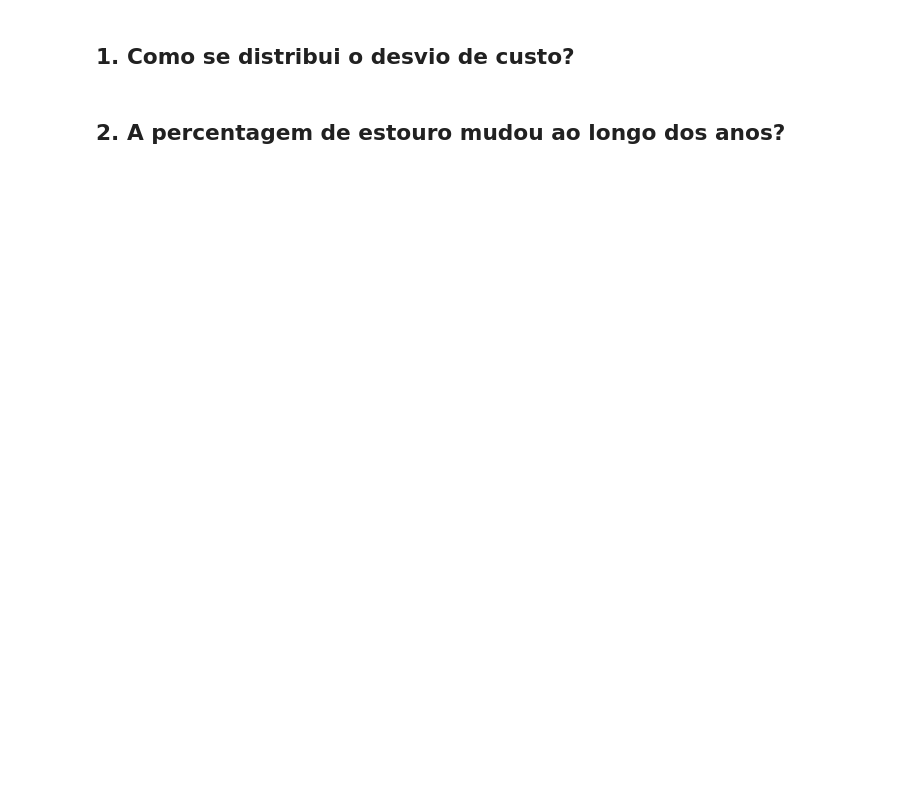
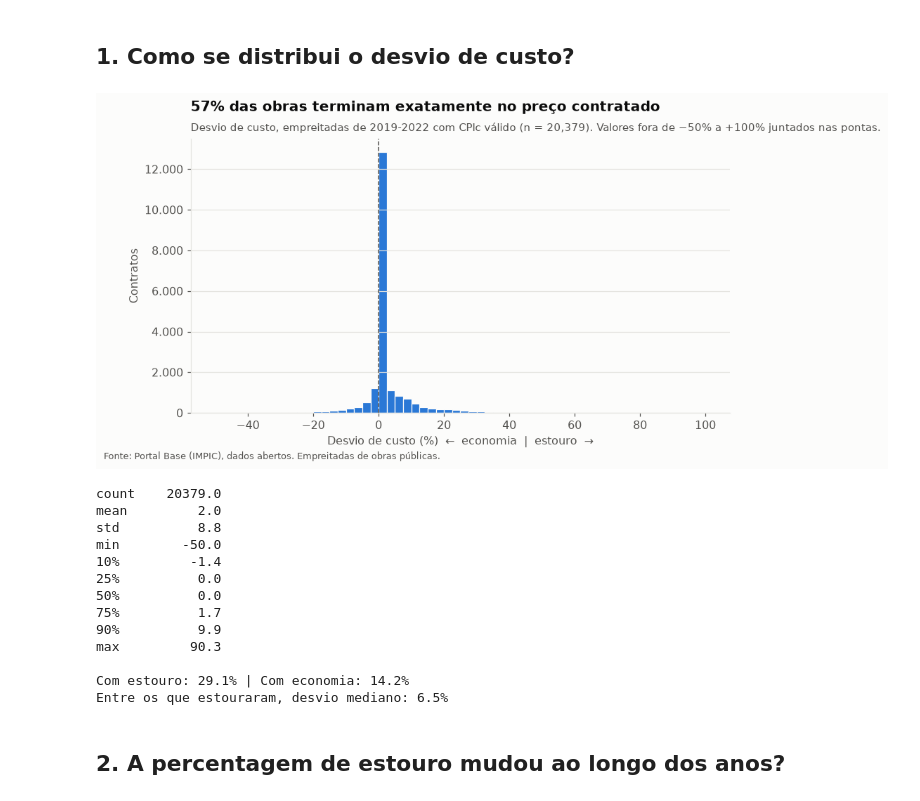
Before and after one commit to alicecosta-analytics/radar-obras-publicas, a Jupyter notebook: notebooks/04_descritiva.ipynb, the cells around one changed output. Saved outputs shown, nothing was run; the diff lists cells and outputs as text; code cells hidden in the pictures; blank space fills up the shorter version.

```diff
--- a/notebooks/04_descritiva.ipynb
+++ b/notebooks/04_descritiva.ipynb
@@ -75,26 +77,40 @@ def fonte(fig):
 # %%
 d = custo["desvio_custo_pct"]
 no_preco = (custo["CPIc"] == 1).mean()
 
 fig, ax = plt.subplots(figsize=(9, 4.6))
-bins = np.arange(-40, 62.5, 2.5)
-ax.hist(d.clip(-40, 60), bins=bins, color=COR["azul"], edgecolor=COR["fundo"], linewidth=0.8)
+bins = np.arange(-50, 102.5, 2.5)
+ax.hist(d.clip(-50, 100), bins=bins, color=COR["azul"], edgecolor=COR["fundo"], linewidth=0.8)
 ax.axvline(0, color=COR["texto2"], linewidth=1, linestyle="--")
 ax.set_title(f"{no_preco:.0%} das obras terminam exatamente no preço contratado", pad=26)
-n_txt = f"{len(custo):,}".replace(",", ".")
-subtitulo(ax, f"Desvio de custo, empreitadas de {JANELA[0]}-{JANELA[1]} com CPIc válido (n = {n_txt}). "
-              "Valores fora de −40% a +60% juntados nas pontas.")
+subtitulo(ax, f"Desvio de custo, empreitadas de {JANELA[0]}-{JANELA[1]} com CPIc válido (n = {len(custo):,}). "
+              "Valores fora de −50% a +100% juntados nas pontas.")
 ax.set_xlabel("Desvio de custo (%)  ←  economia  |  estouro  →")
 ax.set_ylabel("Contratos")
 ax.yaxis.set_major_formatter(lambda v, _: f"{v:,.0f}".replace(",", "."))
 fonte(fig)
 fig.savefig(FIG / "01_distribuicao_desvio_custo.png")
 plt.show()
 
 resumo = d.describe(percentiles=[.1, .25, .5, .75, .9]).round(1)
 print(resumo.to_string())
 print(f"\nCom estouro: {custo['estouro'].mean():.1%} | Com economia: {(custo['CPIc'] > 1).mean():.1%}")
 print(f"Entre os que estouraram, desvio mediano: {d[custo['estouro']].median():.1f}%")
+# %% [output]
+[figure, added]
+count    20379.0
+mean         2.0
+std          8.8
+min        -50.0
+10%         -1.4
+25%          0.0
+50%          0.0
+75%          1.7
+90%          9.9
+max         90.3
+
+Com estouro: 29.1% | Com economia: 14.2%
+Entre os que estouraram, desvio mediano: 6.5%
 # %% [markdown]
 ## 2. A percentagem de estouro mudou ao longo dos anos?
 # %%
```
Also changed, not shown: parts of 5 cells of this notebook, 4 other files.
